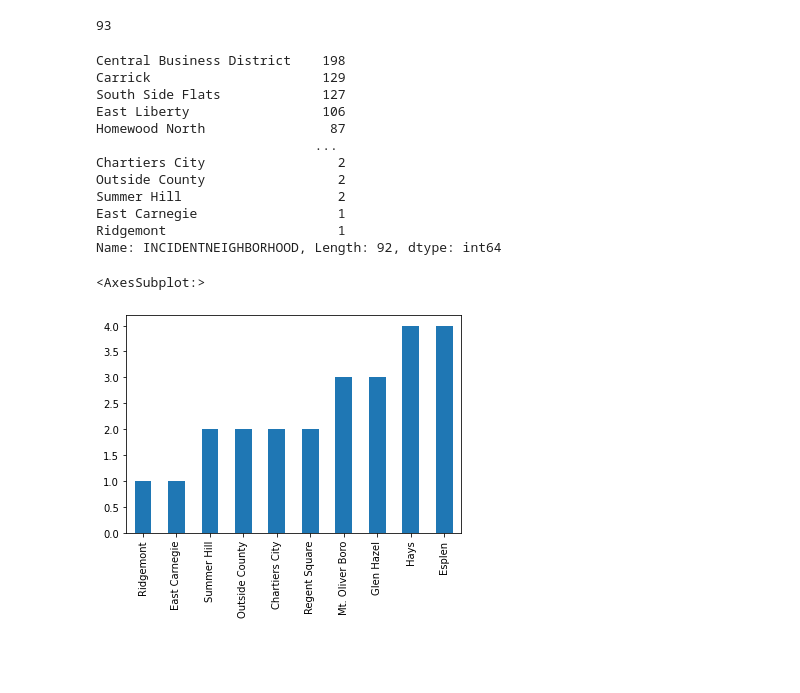
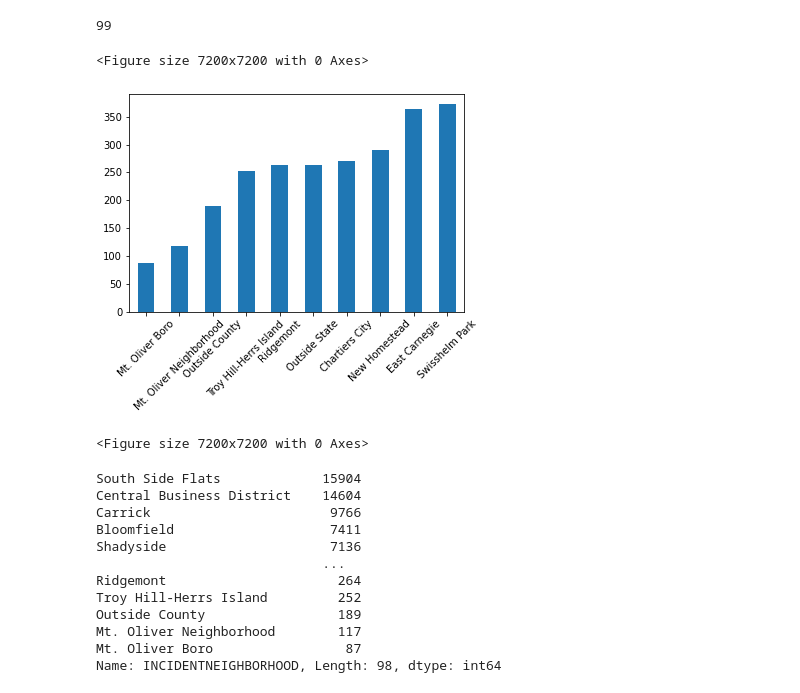
Before and after one commit to EddieTrey/CMPINF0010-Final-Project, a Jupyter notebook: Edward's Notebook/edward.ipynb, the cells around one changed output. Drawn from its saved outputs; the diff is of its cells as text; code cells hidden in the pictures; blank space fills up the shorter version.

```diff
--- a/Edward's Notebook/edward.ipynb
+++ b/Edward's Notebook/edward.ipynb
@@ -7,7 +7,7 @@ import matplotlib.pyplot as plt
 pd.set_option('display.max_colwidth', None)
 # %%
 # Reading in data
-df = pd.read_csv("crime30.csv", sep = ',')
+df = pd.read_csv("crimeall.csv", sep = ',')
 # print(df.info)
 # %%
 # Data comprises police reports in the Pittsburgh Area in the last 30 days.
@@ -18,19 +18,28 @@ df_reverse = df_sub.iloc[::-1]
 # df_reverse.head(10)
 df_reverse10 = df_reverse.iloc[:10]
 # %% [output]
-93
+99
+# %%
+df_reverse10.plot.bar()
+plt.xticks(rotation=45)
+plt.figure(figsize=(100,100))
+# hills island is part of troy hills neighborhood
+# %% [output]
+<Figure size 7200x7200 with 0 Axes>
+[figure, added]
+<Figure size 7200x7200 with 0 Axes>
 # %%
 df.INCIDENTNEIGHBORHOOD.value_counts()
 # %% [output]
-Central Business District    198
-Carrick                      129
-South Side Flats             127
-East Liberty                 106
-Homewood North                87
-                            ...
-Chartiers City                 2
-Outside County                 2
-Summer Hill                    2
-East Carnegie                  1
-Ridgemont                      1
-Name: INCIDENTNEIGHBORHOOD, Length: 92, dtype: int64
+South Side Flats             15904
+Central Business District    14604
+Carrick                       9766
+Bloomfield                    7411
+Shadyside                     7136
+                             ...
+Ridgemont                      264
+Troy Hill-Herrs Island         252
+Outside County                 189
+Mt. Oliver Neighborhood        117
+Mt. Oliver Boro                 87
+Name: INCIDENTNEIGHBORHOOD, Length: 98, dtype: int64
@@ -42,5 +45,0 @@ Name: INCIDENTNEIGHBORHOOD, Length: 92, dtype: int64
-# %%
-df_reverse10.plot.bar()
-# %% [output]
-<AxesSubplot:>
-[figure, removed]
```
Also changed, not shown: parts of 6 cells of this notebook, 7 other files.
